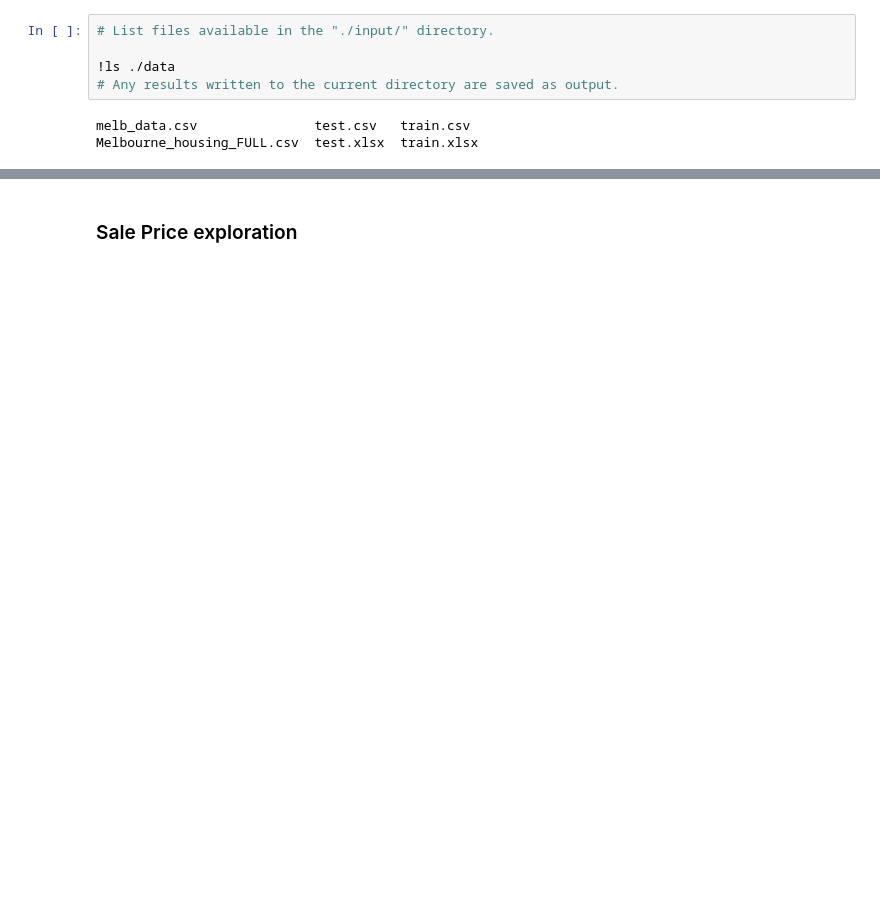
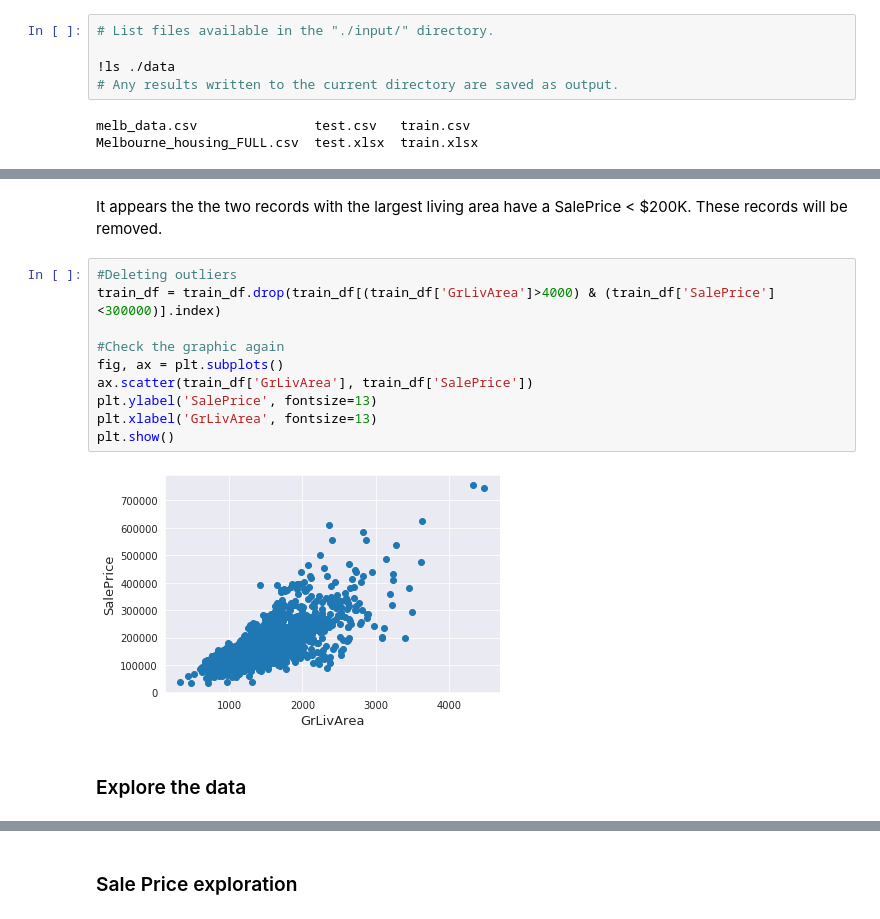
Before and after one commit to md9845/HousePrices, a Jupyter notebook: EDA.ipynb, the cells around one changed output, grey strips where cells are left out. Cells and saved outputs as stored; diff of their text form; blank space fills up the shorter version.

```diff
--- a/EDA.ipynb
+++ b/EDA.ipynb
@@ -155,0 +307,16 @@ df_train.columns.to_series().groupby(df_train.dtypes).groups
+# %% [markdown]
+It appears the the two records with the largest living area have a SalePrice < $200K. These records will be removed.
+# %%
+#Deleting outliers
+train_df = train_df.drop(train_df[(train_df['GrLivArea']>4000) & (train_df['SalePrice']<300000)].index)
+
+#Check the graphic again
+fig, ax = plt.subplots()
+ax.scatter(train_df['GrLivArea'], train_df['SalePrice'])
+plt.ylabel('SalePrice', fontsize=13)
+plt.xlabel('GrLivArea', fontsize=13)
+plt.show()
+# %% [output]
+[figure, added]
+# %% [markdown]
+### Explore the data
```
Also changed, not shown: parts of 150 cells of this notebook.
